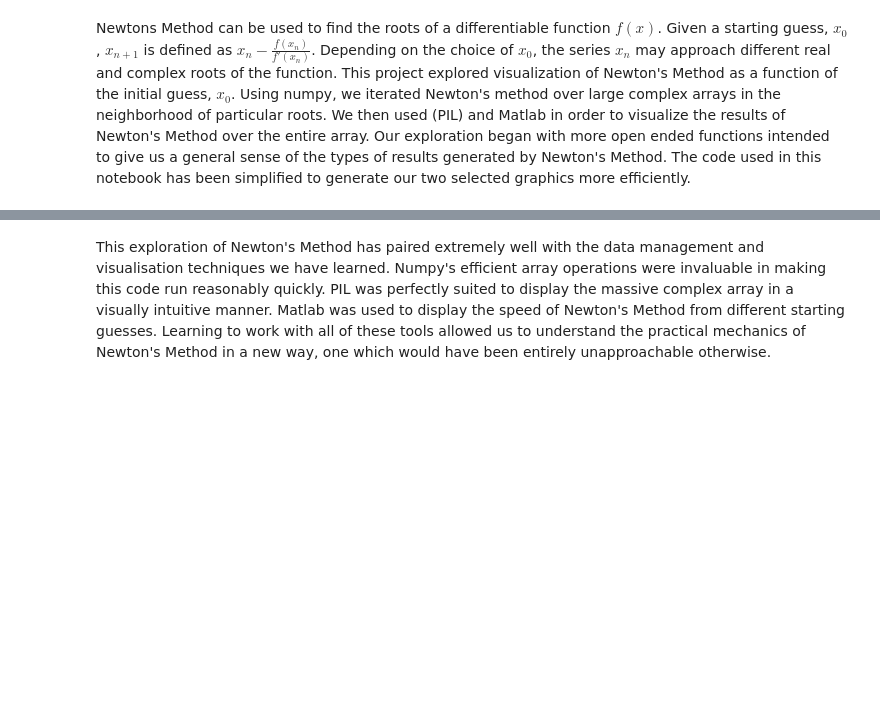
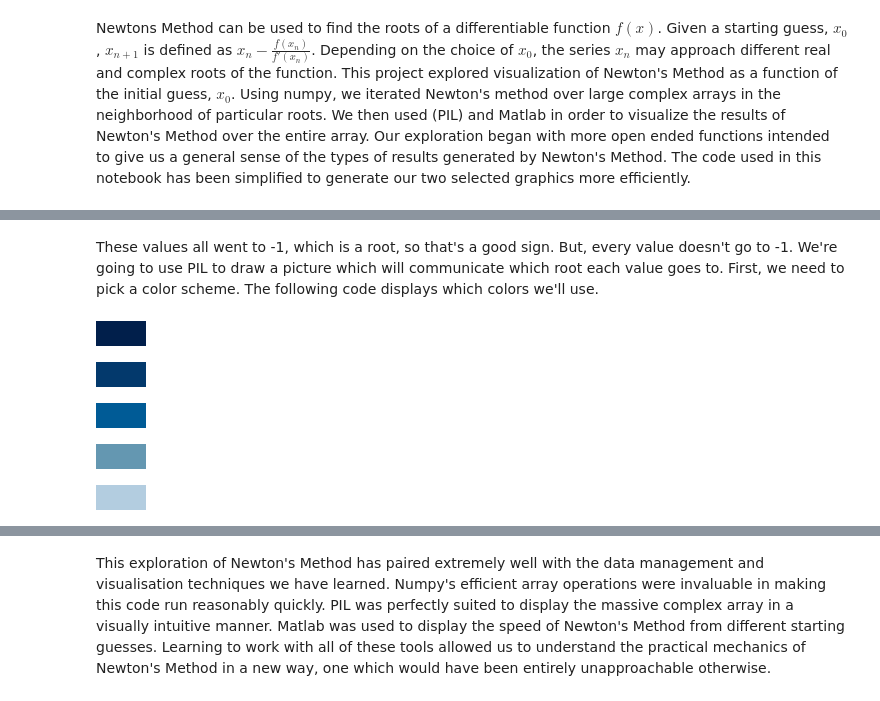
Before and after one commit to gencross/NewtonGroup1, a Jupyter notebook: Main_Notebook.ipynb, the cells around one changed output, grey strips where cells are left out. Saved outputs shown, nothing was run; the diff lists cells and outputs as text; code cells hidden in the pictures; blank space fills up the shorter version.

```diff
--- a/Main_Notebook.ipynb
+++ b/Main_Notebook.ipynb
@@ -10,0 +18,11 @@ Newtons Method can be used to find the roots of a differentiable function $f(x)$
+# %%
+def newton(root, steps=100):
+  '''
+  Returns the root of 'root' using Newton's method.
+  'steps' is the number of iterations to perform.
+  Input can be a complex number or an array of complex
+  numbers.
+  '''
+  for i in range(steps):
+    root = root - ((6 + 4*root - 5*(root**2) - 5*(root**3) - root**4 + root**5) / (4 - 10*root - 15*(root**2) - 4*(root**3) + 5*(root**4)))
+  return root
@@ -10,0 +35,6 @@ Newtons Method can be used to find the roots of a differentiable function $f(x)$
+# %%
+steps = 20
+
+for r in [-1,-1-1j,-1+1j,1,3,4,0,-2j]:
+    n = newton(r, steps=steps)
+    print('Newton applied to {} yields {} after 20 steps'.format(r, n, steps))
@@ -10,0 +92,23 @@ Newtons Method can be used to find the roots of a differentiable function $f(x)$
+# %% [markdown]
+These values all went to -1, which is a root, so that's a good sign. But, every value doesn't go to -1. We're going to use PIL to draw a picture which will communicate which root each value goes to. First, we need to pick a color scheme. The following code displays which colors we'll use.
+# %%
+def show_block(r,g,b):
+    red_channel = np.full((25,50),r, dtype=np.uint8)
+    green_channel = np.full((25,50),g, dtype=np.uint8)
+    blue_channel = np.full((25,50),b, dtype=np.uint8)
+
+    solid = np.stack((red_channel,green_channel,blue_channel), axis=-1) # Stack the channels together.
+    img = Image.fromarray(solid) # Create an image from the array.
+    display(img)
+
+show_block(1,31,75) # root -1
+show_block(3,57,108) # root 3
+show_block(0,91,150) # root 1
+show_block(100,151,177) # root -1-i
+show_block(179,205,224) # root -1+i
+# %% [output]
+[figure, added]
+[figure, added]
+[figure, added]
+[figure, added]
+[figure, added]
```
Also changed, not shown: parts of 27 cells of this notebook.
